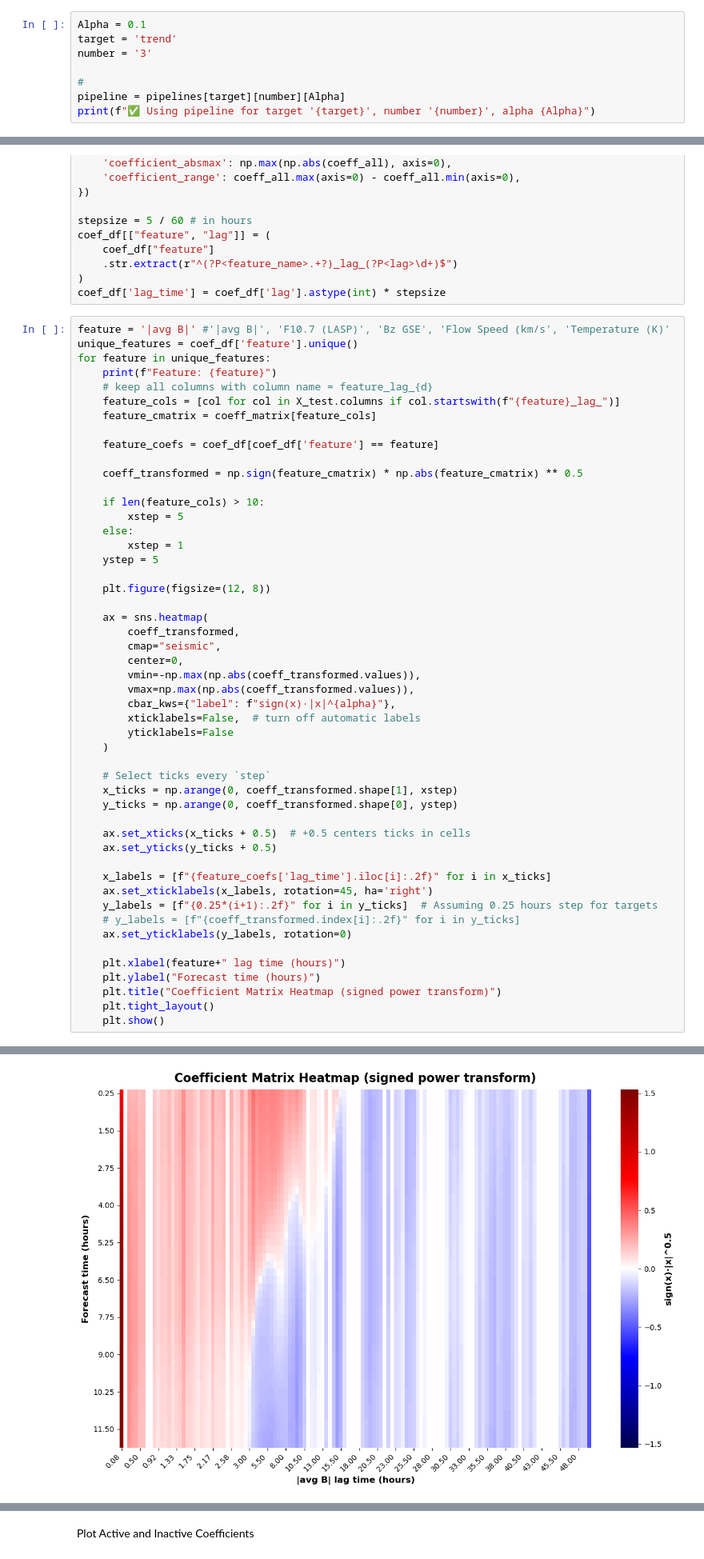
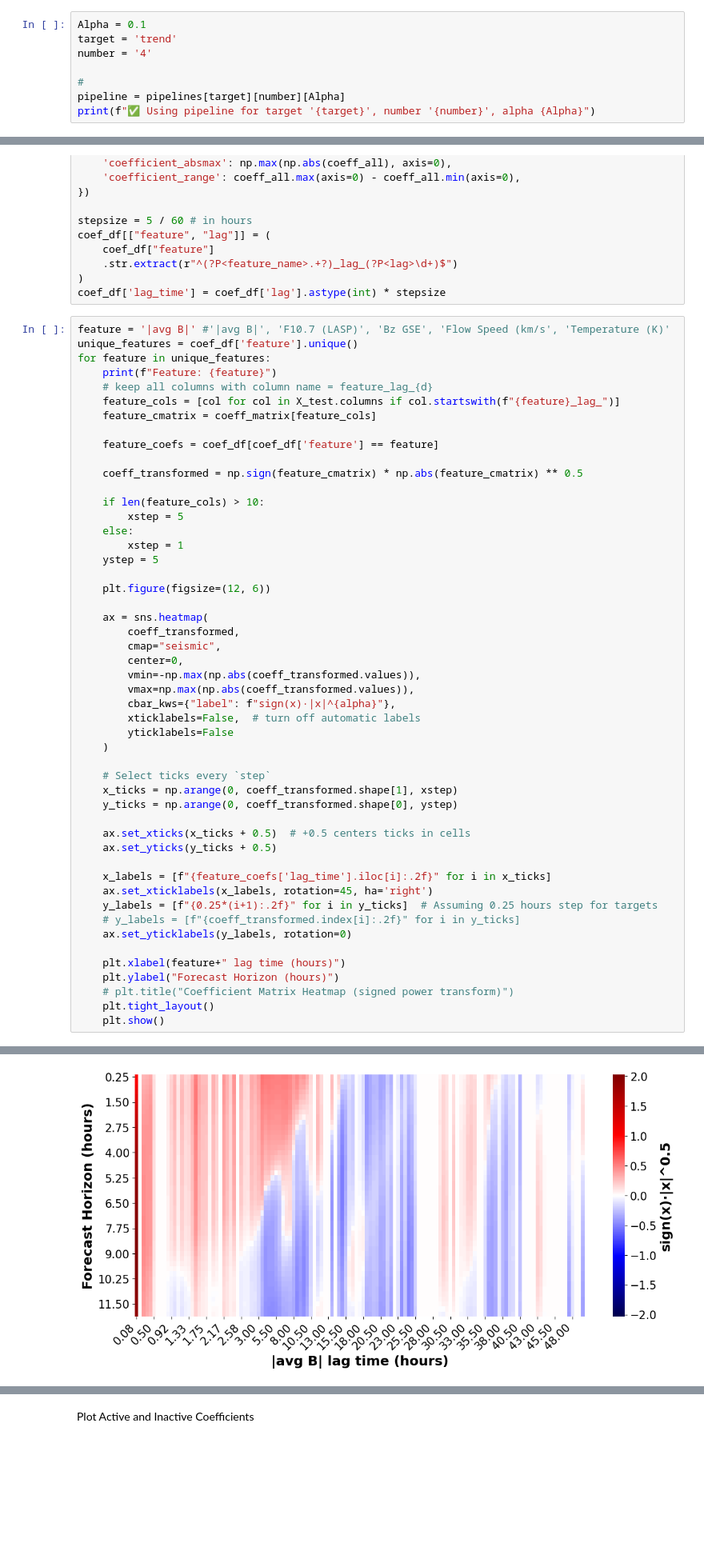
Before and after one commit to David-Student-Bern/MT, a Jupyter notebook: Analysis/modeling/tscv_coef.ipynb, the cells around one changed output, grey strips where cells are left out. Shown at 80% size. Cells and saved outputs as stored; diff of their text form; blank space fills up the shorter version.

```diff
--- a/Analysis/modeling/tscv_coef.ipynb
+++ b/Analysis/modeling/tscv_coef.ipynb
@@ -140,7 +140,7 @@ select pipeline
 # %%
 Alpha = 0.1
 target = 'trend'
-number = '3'
+number = '4'
 
 #
 pipeline = pipelines[target][number][Alpha]
@@ -268,38 +380,38 @@ for feature in unique_features:
         xstep = 1
     ystep = 5
 
-    plt.figure(figsize=(12, 8))
+    plt.figure(figsize=(12, 6))
 
     ax = sns.heatmap(
         coeff_transformed,
         cmap="seismic",
         center=0,
         vmin=-np.max(np.abs(coeff_transformed.values)),
         vmax=np.max(np.abs(coeff_transformed.values)),
         cbar_kws={"label": f"sign(x)·|x|^{alpha}"},
         xticklabels=False,  # turn off automatic labels
         yticklabels=False
     )
 
     # Select ticks every `step`
     x_ticks = np.arange(0, coeff_transformed.shape[1], xstep)
     y_ticks = np.arange(0, coeff_transformed.shape[0], ystep)
 
     ax.set_xticks(x_ticks + 0.5)  # +0.5 centers ticks in cells
     ax.set_yticks(y_ticks + 0.5)
 
     x_labels = [f"{feature_coefs['lag_time'].iloc[i]:.2f}" for i in x_ticks]
     ax.set_xticklabels(x_labels, rotation=45, ha='right')
     y_labels = [f"{0.25*(i+1):.2f}" for i in y_ticks]  # Assuming 0.25 hours step for targets
     # y_labels = [f"{coeff_transformed.index[i]:.2f}" for i in y_ticks]
     ax.set_yticklabels(y_labels, rotation=0)
 
     plt.xlabel(feature+" lag time (hours)")
-    plt.ylabel("Forecast time (hours)")
-    plt.title("Coefficient Matrix Heatmap (signed power transform)")
+    plt.ylabel("Forecast Horizon (hours)")
+    # plt.title("Coefficient Matrix Heatmap (signed power transform)")
     plt.tight_layout()
     plt.show()
 # %% [output]
 Feature: |avg B|
-[figure, old version]
+[figure, new version]
 Feature: Bz GSE
```
Also changed, not shown: parts of 9 cells of this notebook, 6 other files.
